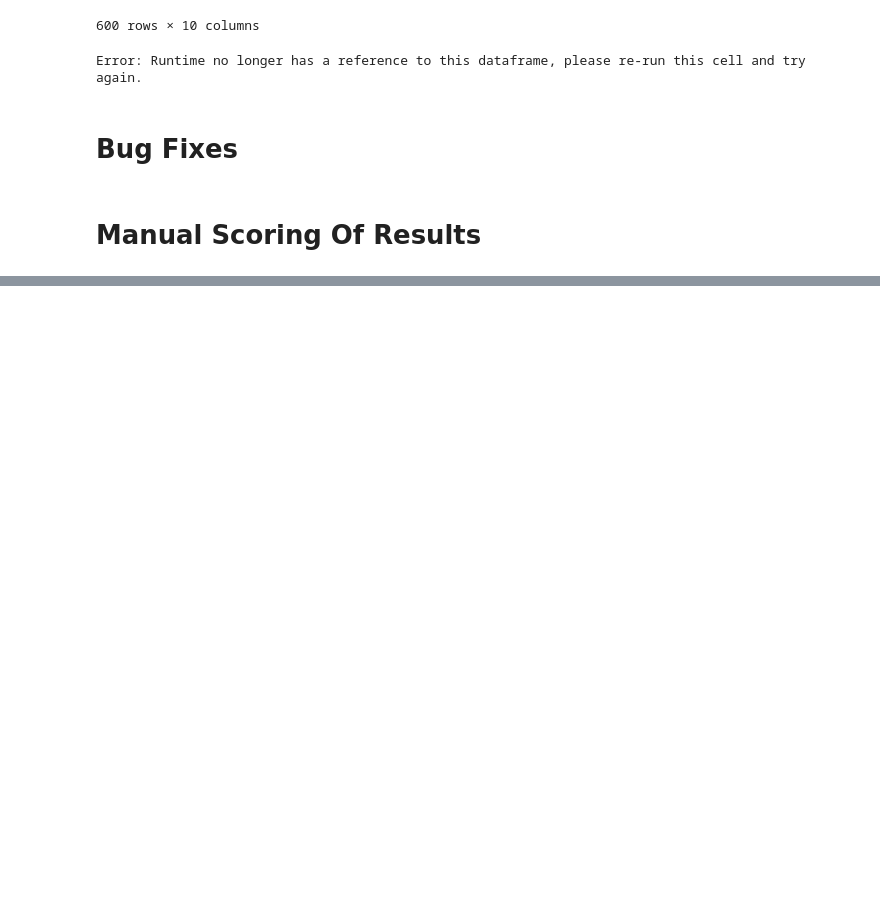
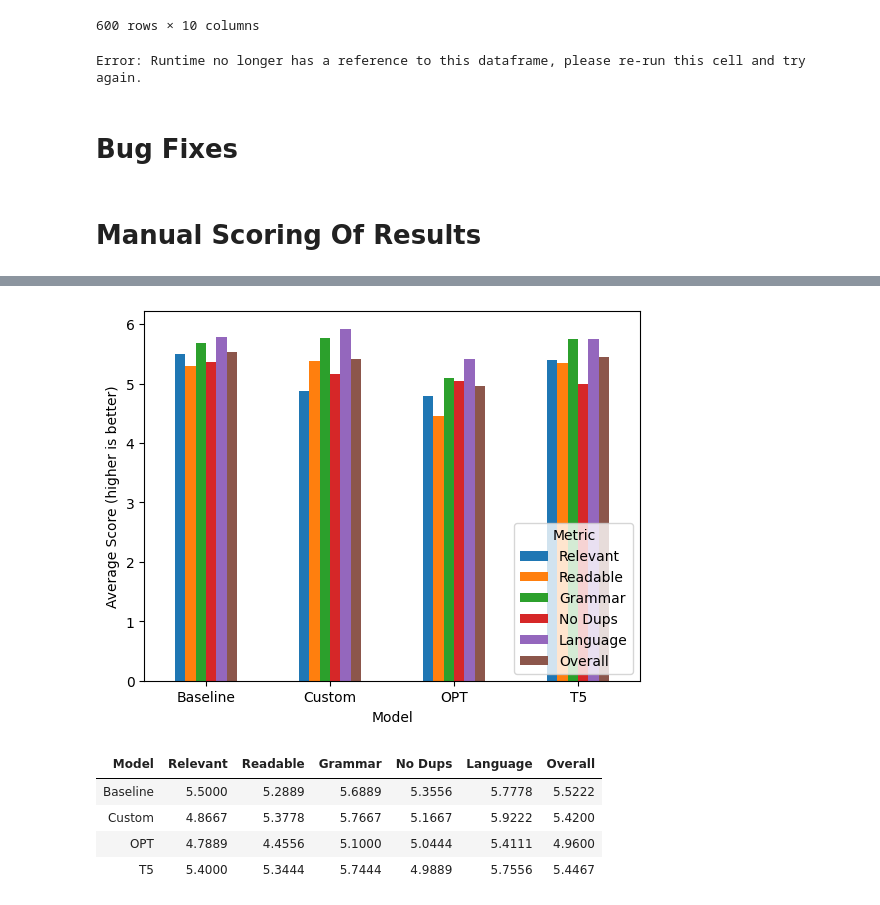
Before and after one commit to ram-senth/datasci-w266-2023-spring-team-story-bot, a Jupyter notebook: annotation.ipynb, the cells around one changed output, grey strips where cells are left out. Cells and saved outputs as stored; diff of their text form; code cells hidden in the pictures; blank space fills up the shorter version.

```diff
--- a/annotation.ipynb
+++ b/annotation.ipynb
@@ -461,0 +564,36 @@ score_all()
+# %%
+def display_manual_scores(human_top_score):
+  def highlight_max(s, props=''):
+      return np.where(s == np.nanmax(s.values), props, '')
+
+  def highlight_min(s, props=''):
+      return np.where(s == np.nanmin(s.values), props, '')
+
+  def pretty_table(styler):
+      # styler.set_caption('Result of Manual Evaluation')
+      styler.hide(axis="index")
+      styler.set_table_styles(styles)
+      styler.format(precision=4)
+      styler.highlight_max(color = 'lightgreen', subset=[COL_ALIASES[col] for col in NUMERIC_COLS])
+      styler.highlight_min(color = 'lightcoral', subset=[COL_ALIASES[col] for col in NUMERIC_COLS])
+      # styler.background_gradient(axis=None, vmin=1, vmax=7, cmap="YlGnBu")
+      return styler
+
+  df_annotations = load_annotations(ANNOTATORS, True, human_top_score)
+  df_grouped = df_annotations.groupby(['friendly_model'], as_index=False)[[*METRICS, 'average_score']].mean()
+  df_grouped = df_grouped.rename(columns=COL_ALIASES)
+
+  # Create a bar plot.
+  ax = df_grouped.plot(kind='bar', x='Model', rot=0)
+  ax.legend(loc='lower right', title="Metric")
+  fig = ax.get_figure()
+  # fig.set_size_inches(7, 6)
+  # ax.set_title('Model Scores')
+  # Change the axes labels
+  ax.set_xlabel("Model")
+  ax.set_ylabel("Average Score (higher is better)")
+  plt.show()
+
+  #Display styled table
+  df_styled = df_grouped.style.pipe(pretty_table)
+  return df_styled
@@ -461,0 +648,10 @@ score_all()
+# %%
+# Plots for human selected entries
+display_manual_scores(True)
+# %% [output]
+[figure, added]
+| Model | Relevant | Readable | Grammar | No Dups | Language | Overall |
+| Baseline | 5.5000 | 5.2889 | 5.6889 | 5.3556 | 5.7778 | 5.5222 |
+| Custom | 4.8667 | 5.3778 | 5.7667 | 5.1667 | 5.9222 | 5.4200 |
+| OPT | 4.7889 | 4.4556 | 5.1000 | 5.0444 | 5.4111 | 4.9600 |
+| T5 | 5.4000 | 5.3444 | 5.7444 | 4.9889 | 5.7556 | 5.4467 |
```
Also changed, not shown: parts of 17 cells of this notebook, 1 other file.
